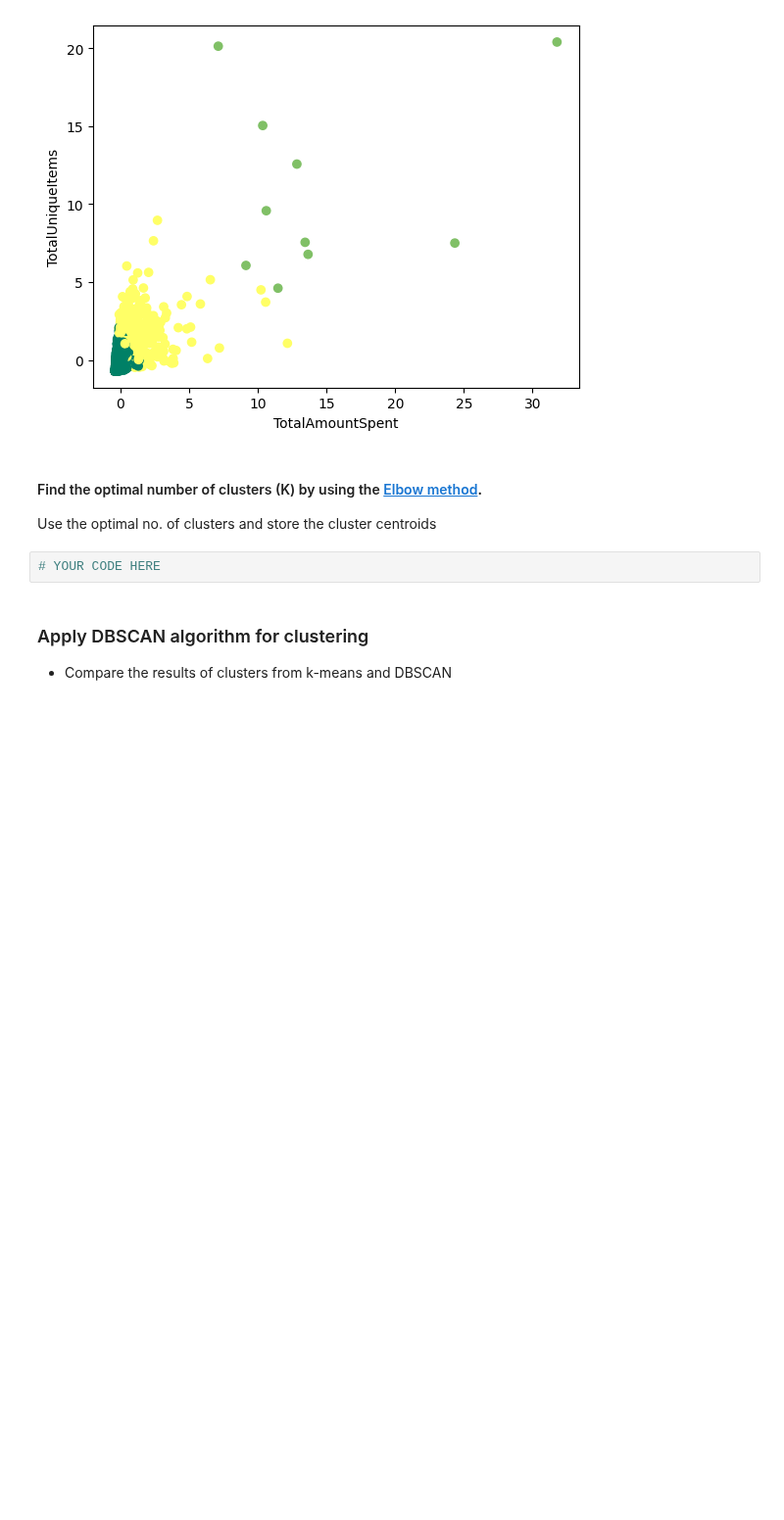
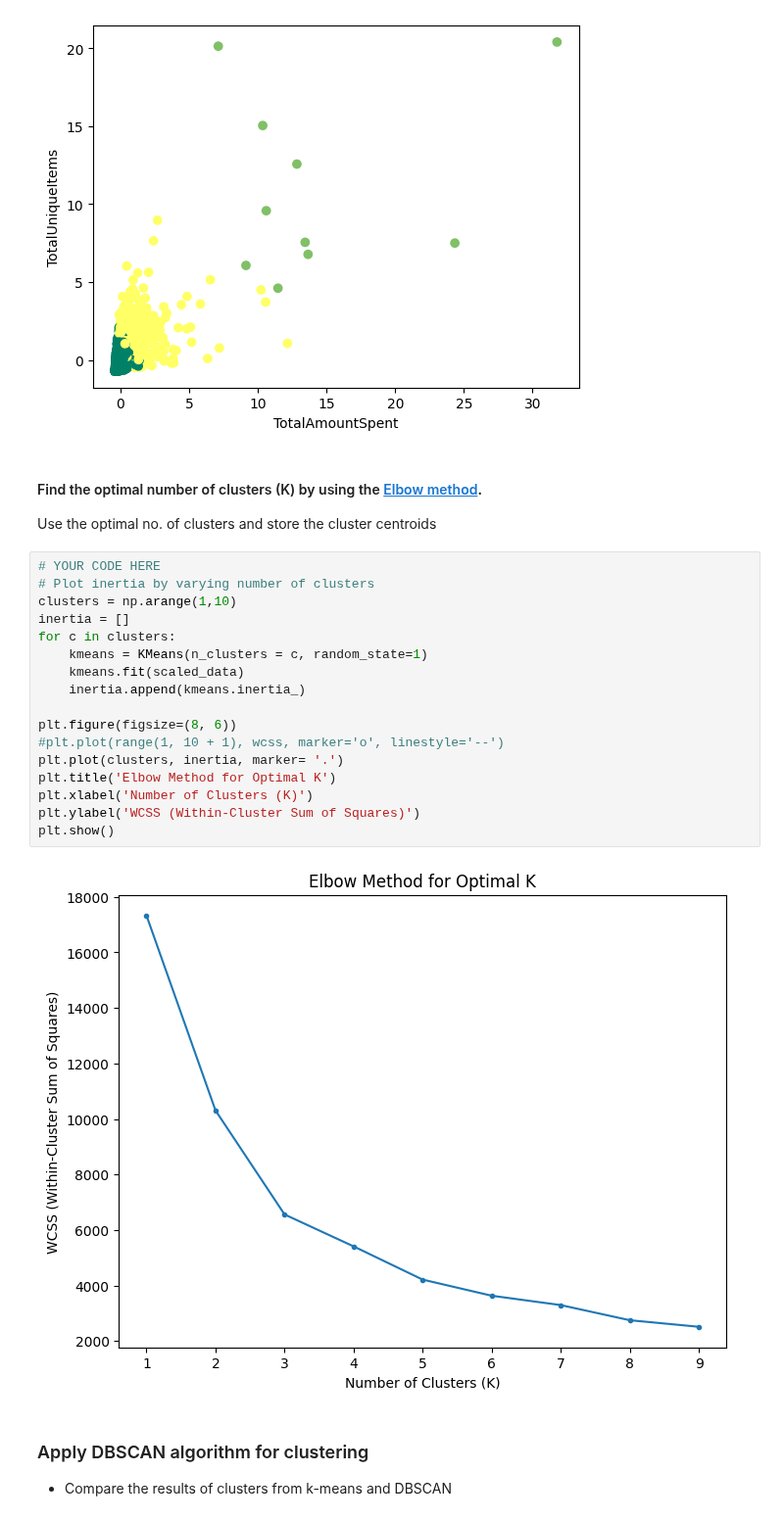
Before and after one commit to rajiv-ranjan/cds-mini-projects, a Jupyter notebook: M2_NB_MiniProject_5_Customer_Segmentation_Kmeans.ipynb, the cells around one changed output. Shown at 98% size. Drawn from its saved outputs; the diff is of its cells as text; blank space fills up the shorter version.

Commit message:
till elbow

```diff
--- a/M2_NB_MiniProject_5_Customer_Segmentation_Kmeans.ipynb
+++ b/M2_NB_MiniProject_5_Customer_Segmentation_Kmeans.ipynb
@@ -492,8 +473,25 @@ plt.show()
 #### Find the optimal number of clusters (K) by using the [Elbow method](https://pythonprogramminglanguage.com/kmeans-elbow-method/).
 
 Use the optimal no. of clusters and store the cluster centroids
-# %%
-# YOUR CODE HERE
+# %%
+# YOUR CODE HERE
+# Plot inertia by varying number of clusters
+clusters = np.arange(1,10)
+inertia = []
+for c in clusters:
+    kmeans = KMeans(n_clusters = c, random_state=1)
+    kmeans.fit(scaled_data)
+    inertia.append(kmeans.inertia_)
+
+plt.figure(figsize=(8, 6))
+#plt.plot(range(1, 10 + 1), wcss, marker='o', linestyle='--')
+plt.plot(clusters, inertia, marker= '.')
+plt.title('Elbow Method for Optimal K')
+plt.xlabel('Number of Clusters (K)')
+plt.ylabel('WCSS (Within-Cluster Sum of Squares)')
+plt.show()
+# %% [output]
+[figure, added]
 # %% [markdown]
 ### Apply DBSCAN algorithm for clustering
 
```
Also changed, not shown: parts of 8 cells of this notebook.
